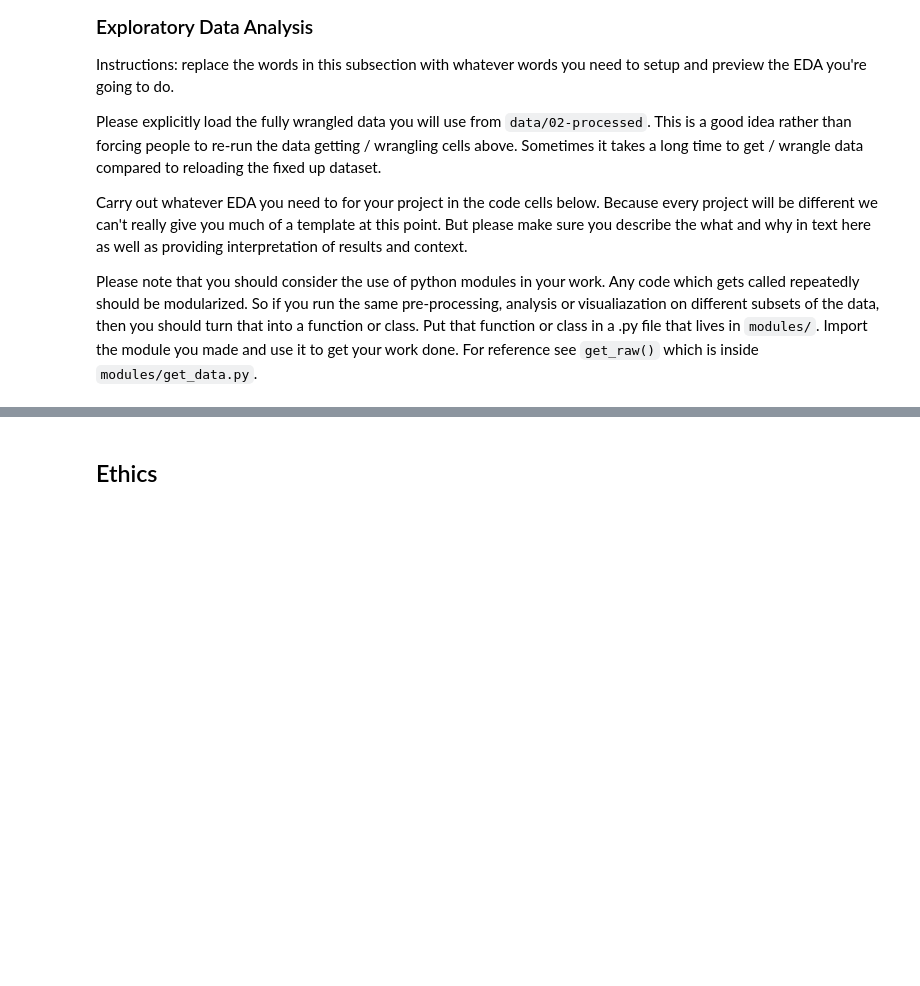
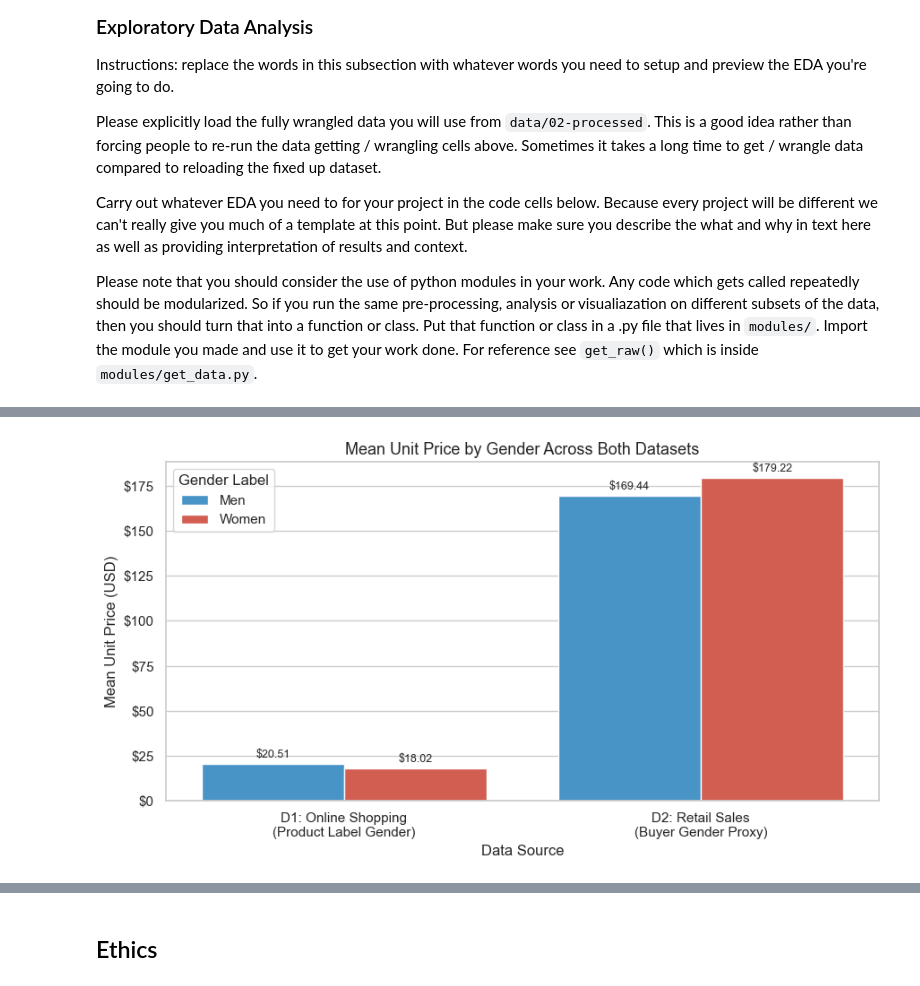
Before and after one commit to COGS108/Group136_WI26, a Jupyter notebook: 02-EDACheckpoint.ipynb, the cells around one changed output, grey strips where cells are left out. Cells and saved outputs as stored; diff of their text form; code cells hidden in the pictures; blank space fills up the shorter version.

```diff
--- a/02-EDACheckpoint.ipynb
+++ b/02-EDACheckpoint.ipynb
@@ -230,0 +375,17 @@ The statistical tests yield a p-value of 1.0. In hypothesis testing (using a sta
+# %%
+d1_unified = pd.DataFrame({
+    'gender_label': d1['Product_Gender'],
+    'unit_price':   d1['Avg_Price'],
+    'source':       'D1_ProductLabel'
+})
+
+d2_unified = pd.DataFrame({
+    'gender_label': d2['Gender'].map({'Female': 'Women', 'Male': 'Men'}),
+    'unit_price':   d2['Price per Unit'],
+    'source':       'D2_BuyerGender'
+})
+
+combined = pd.concat([d1_unified, d2_unified], ignore_index=True)
+print('Combined shape:', combined.shape)
+print()
+print(combined.groupby(['source', 'gender_label']).size().rename('count'))
@@ -256,0 +829,28 @@ Some more words and stuff.  Remember notebooks work best if you interleave the c
+# %%
+fig, ax = plt.subplots(figsize=(9, 5))
+
+
+summary_plot = summary.copy()
+summary_plot['source'] = summary_plot['source'].map({
+    'D1_ProductLabel': 'D1: Online Shopping\n(Product Label Gender)',
+    'D2_BuyerGender':  'D2: Retail Sales\n(Buyer Gender Proxy)'
+})
+
+sns.barplot(
+    data=summary_plot, x='source', y='mean', hue='gender_label',
+    palette={'Men': '#3498db', 'Women': '#e74c3c'}, ax=ax
+)
+
+ax.set_title('Mean Unit Price by Gender Across Both Datasets', fontsize=13)
+ax.set_xlabel('Data Source')
+ax.set_ylabel('Mean Unit Price (USD)')
+ax.yaxis.set_major_formatter(ticker.StrMethodFormatter('${x:,.0f}'))
+ax.legend(title='Gender Label')
+
+for container in ax.containers:
+    ax.bar_label(container, fmt='$%.2f', padding=3, fontsize=9)
+
+plt.tight_layout()
+plt.show()
+# %% [output]
+[figure, added]
```
Also changed, not shown: parts of 90 cells of this notebook, 5 other files.
